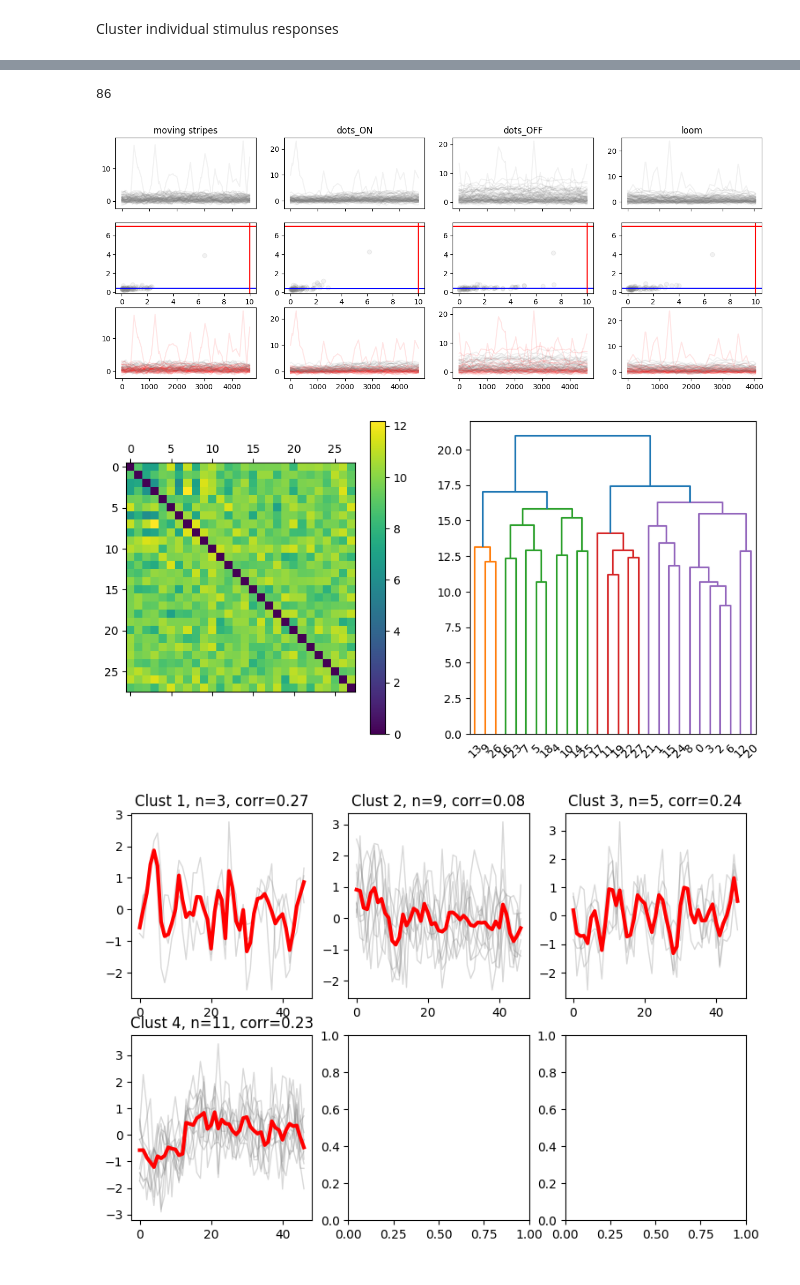
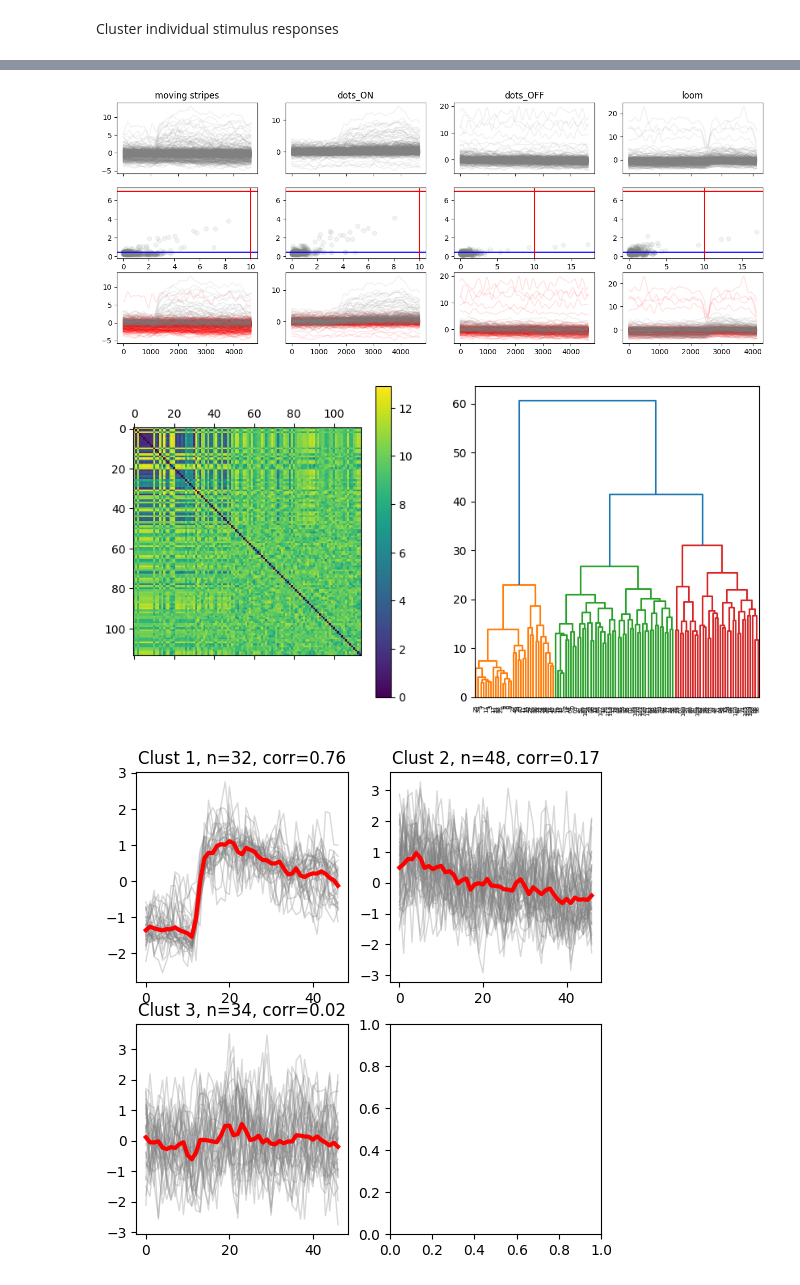
Before and after one commit to simbru/pygor, a Jupyter notebook: ROI_clustering_multiplane.ipynb, the cells around one changed output, grey strips where cells are left out. Drawn from its saved outputs; the diff is of its cells as text; code cells hidden in the pictures.

```diff
--- a/ROI_clustering_multiplane.ipynb
+++ b/ROI_clustering_multiplane.ipynb
@@ -12,5 +54,5 @@ Access custom classes using 'from pygor.load import ClassName'
 # %%
-filename = '2024-10-4_x241004_2_53_cOTs.h5'
+filename = '2024-10-3_x241003_2_53_4cOTs.h5'
 stimtypes = ['stationary stripes','moving stripes','stationary stripes','OFF','dots_ON','OFF','ON','dots_OFF','ON', 'ON', 'loom']
 stimtypes_relevant = ['moving stripes', 'dots_ON', 'dots_OFF', 'loom']
 #stimtypes = ['white', 'loom', 'left dot','right dot','down dot','up dot','left edge ON','left edge OFF','right edge ON','right edge OFF','bottom edge edge ON','bottom edge OFF','top edge ON','top edge OFF']
@@ -104,7 +99,3 @@ Triggers at ms: [    0  5120  7765 10240 15360 18048 20608 25664 28288 30848 324
-# %%
-len(np.unique(data_object.rois))
-# %% [output]
-86
 # %%
 roi_y = []
 roi_x = []
@@ -121,7 +112,7 @@ included_responses = []
 
 append_idx = 1000
 append_idx_post = 1000
-SD_threshold = 1
+SD_threshold = 1.5
 roi_x_border = 400
 downsample_factor = 100
 
@@ -181,12 +172,12 @@ for idx, cur_traces in enumerate(stim_responses):
         (prestim_max<resting_mean_upper)&
         (roi_x<roi_x_border)) [0])
 # %% [output]
-[figure, old version]
+[figure, new version]
 # %%
 from sklearn.metrics import euclidean_distances
 from scipy.cluster.hierarchy import dendrogram, linkage
 from scipy.cluster.hierarchy import fcluster
-cluster_threshold = 17
+cluster_threshold = 34
 
 cluster_allocations = {}
 cluster_traces = {}
@@ -210,32 +201,32 @@ for idx, cur_clust in enumerate(responses_sorted):
 
     # %% Cluster data based on distance matrix
     clustering = fcluster(
         cluster_linkage, criterion="distance", t=cluster_threshold)
 
     n_clusters = np.max(clustering) + 1
     n_cols = int(np.ceil(np.sqrt(n_clusters)))
     n_rows = int(np.ceil(n_clusters / n_cols))
     fig, ax = plt.subplots(n_rows, n_cols, figsize=(3*n_cols, 3*n_rows))
     ax = ax.flatten()
 
     cur_clust_trace = []
     cur_clust_correlation = []
     clust_rois = []
     for i in np.unique(clustering):
         cur_correlation = cluster_correlation(cur_traces[clustering == i])
         ax[i-1].plot(cur_traces[clustering == i].transpose(), color='grey', alpha=0.3, linewidth=1)
         ax[i-1].plot(np.nanmean(cur_traces[clustering == i], axis=0), color='red', linewidth=3)
         #ax[i-1].set_xticks([])
         ax[i-1].set_title(f"Clust {i}, n={np.sum(clustering == i)}, corr={cur_correlation:.2f}" )
         cur_clust_trace.append(cur_traces[clustering == i])
         cur_clust_correlation.append(cur_correlation)
         clust_rois.append(included_responses[idx][clustering == i])
     cluster_traces[stimtypes_relevant[idx]] = cur_clust_trace
     cluster_correlations[stimtypes_relevant[idx]] = cur_clust_correlation
     responding_rois[stimtypes_relevant[idx]] = clust_rois
 
 
     cluster_allocations[stimtypes_relevant[idx]] = clustering
 # %% [output]
-[figure, old version]
+[figure, new version]
-[figure, old version]
+[figure, new version]
```
Also changed, not shown: parts of 11 cells of this notebook.
